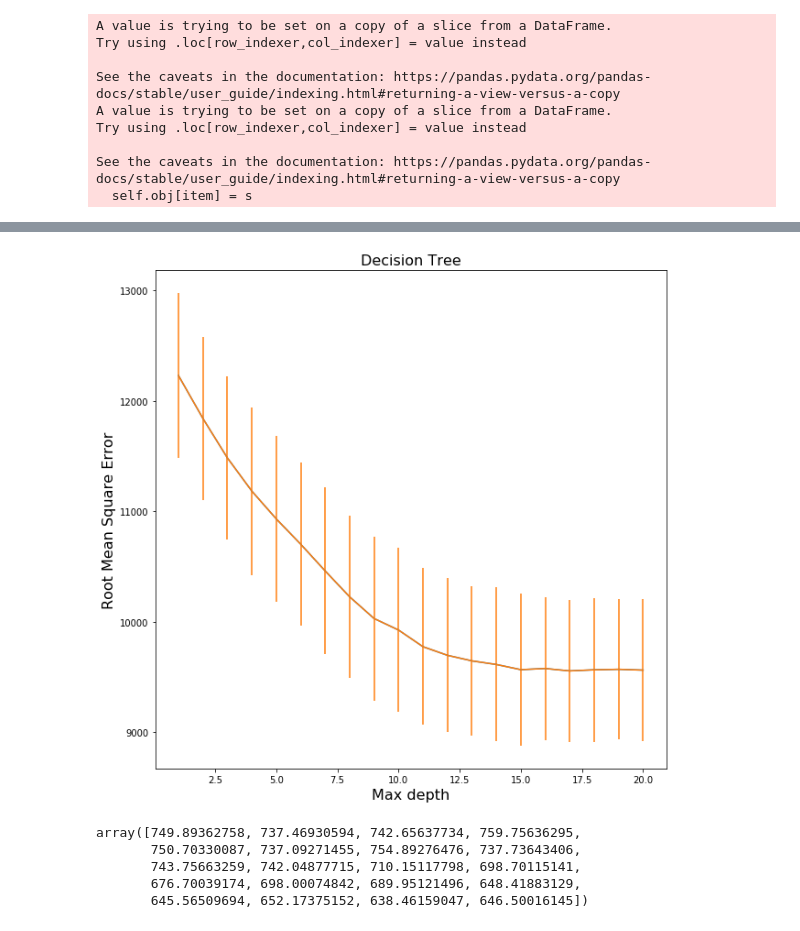
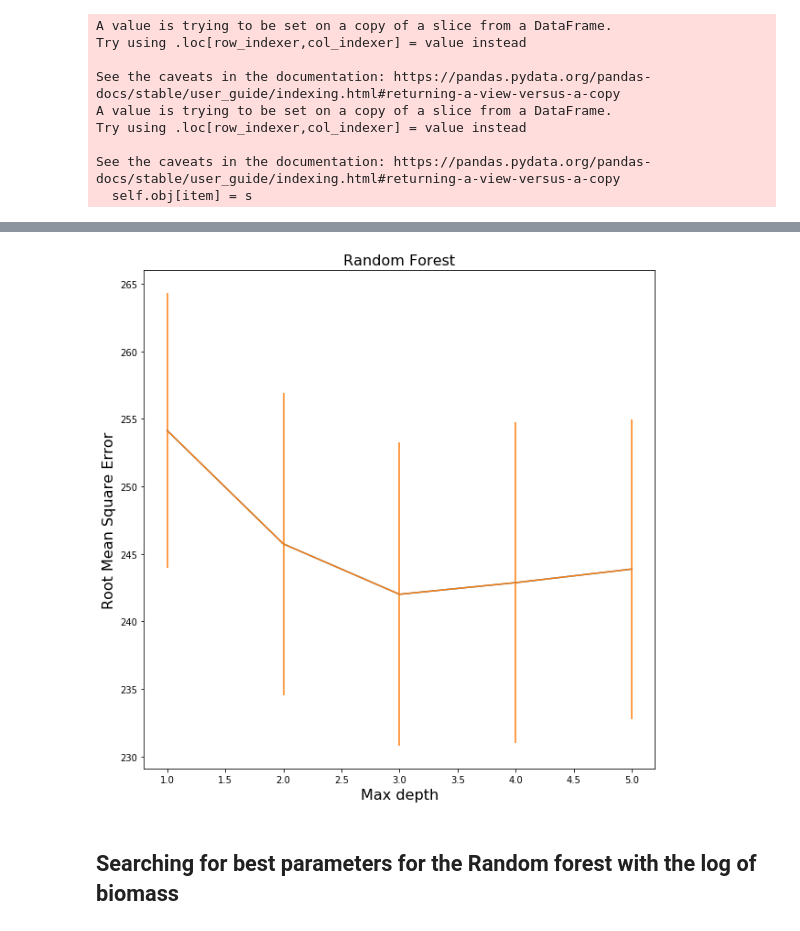
Before and after one commit to dheligman/climate, a Jupyter notebook: models_DMH.ipynb, the cells around one changed output, grey strips where cells are left out. Drawn from its saved outputs; the diff is of its cells as text; code cells hidden in the pictures.

Commit message:
randomforest for the forest lol

```diff
--- a/models_DMH.ipynb
+++ b/models_DMH.ipynb
@@ -110,0 +272,10 @@ plt.show()
+# %%
+#Pipeline that includes an encoder for strata
+pipe = Pipeline([('scaler', Scaler(['latitude','longitude','mean_temp','mean_dwp','mean_prcp'])),
+                ('encoder', enc())])
+# %%
+#Train test split and preprocessing
+yb = county_tree_cat['mean_biomass']
+X_train, X_test, y_train, y_test = train_test_split(X, yb, test_size = 0.3, shuffle = True, random_state = 42)
+X_train_prp = pipe.fit_transform(X_train)
+y_train = y_train.to_numpy()
@@ -110,0 +292,10 @@ plt.show()
+# %%
+#CV for Decision tree
+max_depth = 20
+depth_scores = np.empty((19,5))
+
+for i in range(2,21,1):
+    dtr = DecisionTreeRegressor(max_depth=i)
+    depth_scores[i-2] = list(np.sqrt(-cross_val_score(dtr, X_train_prp, y_train, scoring="neg_mean_squared_error", cv=5)))
+mse_mean = np.mean(depth_scores, axis=1)
+mse_stdev = np.std(depth_scores, axis=1)
@@ -111,27 +312,22 @@ plt.show()
 # %%
+#CV for random forest
 max_depth = 20
-depth_scores = np.empty((20,5))
+depth_scores = np.empty((5,5))
 
-for i in range(1,21,1):
-    rfr = RandomForestRegressor(n_estimators=100,max_depth=i)
+for i in range(1,6,1):
+    rfr = RandomForestRegressor(n_estimators=100,max_depth=5*i)
     depth_scores[i-1] = list(np.sqrt(-cross_val_score(rfr, X_train_prp, y_train, scoring="neg_mean_squared_error", cv=5)))
 mse_mean = np.mean(depth_scores, axis=1)
 mse_stdev = np.std(depth_scores, axis=1)
 # %%
 plt.figure(figsize = (10,10))
-plt.plot(np.linspace(1,20,20).ravel(),mse_mean.ravel())
-plt.errorbar(np.linspace(1,20,20), mse_mean, yerr=mse_stdev)
+plt.plot(np.linspace(1,5,5).ravel(),mse_mean.ravel())
+plt.errorbar(np.linspace(1,5,5), mse_mean, yerr=mse_stdev)
 plt.xlabel('Max depth',fontsize=16)
 plt.ylabel('Root Mean Square Error', fontsize=16)
-plt.title('Decision Tree',fontsize=16)
+plt.title('Random Forest',fontsize=16)
 plt.show()
 # %% [output]
-[figure, old version]
+[figure, new version]
-# %%
-mse_stdev
-# %% [output]
-array([749.89362758, 737.46930594, 742.65637734, 759.75636295,
-       750.70330087, 737.09271455, 754.89276476, 737.73643406,
-       743.75663259, 742.04877715, 710.15117798, 698.70115141,
-       676.70039174, 698.00074842, 689.95121496, 648.41883129,
-       645.56509694, 652.17375152, 638.46159047, 646.50016145])
+# %% [markdown]
+## Searching for best parameters for the Random forest with the log of biomass
```
Also changed, not shown: parts of 52 cells of this notebook, 6 other files.
